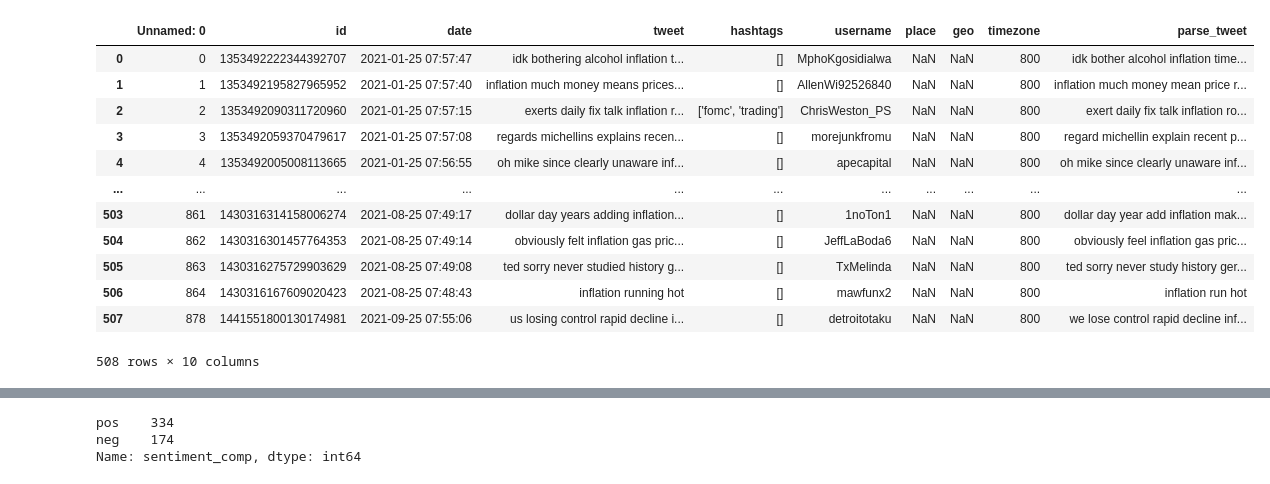
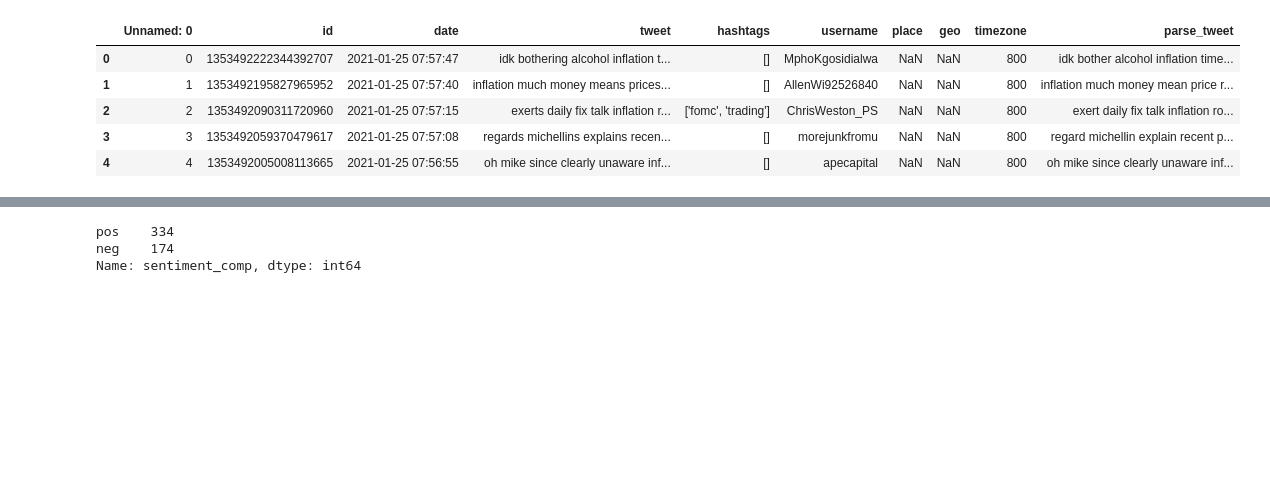
Before and after one commit to cjj1120/FNI-project, a Jupyter notebook: Task2-Data_analysis_visualization-[EDA]/Sentiment Analysis.ipynb, the cells around one changed output, grey strips where cells are left out. Drawn from its saved outputs; the diff is of its cells as text; code cells hidden in the pictures; blank space fills up the shorter version.

```diff
--- a/Task2-Data_analysis_visualization-[EDA]/Sentiment Analysis.ipynb
+++ b/Task2-Data_analysis_visualization-[EDA]/Sentiment Analysis.ipynb
@@ -17,23 +17,16 @@ def sentiment_analyzer_scores(sentence):
 # %%
 ## upload data set
 
-df = pd.read_csv(r'C:/Users/Lenovo/forward_school/FNI-project/Task2-Data_analysis_visualization-[EDA]/cleaned_lemmatized_tweets_data.csv')
+df = pd.read_csv(r'cleaned_lemmatized_tweets_data.csv')
 # %%
-df
+df.head()
 # %% [output]
 |  | Unnamed: 0 | id | date | tweet | hashtags | username | place | geo | timezone | parse_tweet |
 | 0 | 0 | 1353492222344392707 | 2021-01-25 07:57:47 | idk bothering alcohol inflation t... | [] | MphoKgosidialwa | NaN | NaN | 800 | idk bother alcohol inflation time... |
 | 1 | 1 | 1353492195827965952 | 2021-01-25 07:57:40 | inflation much money means prices... | [] | AllenWi92526840 | NaN | NaN | 800 | inflation much money mean price r... |
 | 2 | 2 | 1353492090311720960 | 2021-01-25 07:57:15 | exerts daily fix talk inflation r... | ['fomc', 'trading'] | ChrisWeston_PS | NaN | NaN | 800 | exert daily fix talk inflation ro... |
 | 3 | 3 | 1353492059370479617 | 2021-01-25 07:57:08 | regards michellins explains recen... | [] | morejunkfromu | NaN | NaN | 800 | regard michellin explain recent p... |
 | 4 | 4 | 1353492005008113665 | 2021-01-25 07:56:55 | oh mike since clearly unaware inf... | [] | apecapital | NaN | NaN | 800 | oh mike since clearly unaware inf... |
-| ... | ... | ... | ... | ... | ... | ... | ... | ... | ... | ... |
-| 503 | 861 | 1430316314158006274 | 2021-08-25 07:49:17 | dollar day years adding inflation... | [] | 1noTon1 | NaN | NaN | 800 | dollar day year add inflation mak... |
-| 504 | 862 | 1430316301457764353 | 2021-08-25 07:49:14 | obviously felt inflation gas pric... | [] | JeffLaBoda6 | NaN | NaN | 800 | obviously feel inflation gas pric... |
-| 505 | 863 | 1430316275729903629 | 2021-08-25 07:49:08 | ted sorry never studied history g... | [] | TxMelinda | NaN | NaN | 800 | ted sorry never study history ger... |
-| 506 | 864 | 1430316167609020423 | 2021-08-25 07:48:43 | inflation running hot | [] | mawfunx2 | NaN | NaN | 800 | inflation run hot |
-| 507 | 878 | 1441551800130174981 | 2021-09-25 07:55:06 | us losing control rapid decline i... | [] | detroitotaku | NaN | NaN | 800 | we lose control rapid decline inf... |
-508 rows × 10 columns
 # %%
 df.info()
 # %% [output]
```
Also changed, not shown: parts of 6 cells of this notebook, 16 other files.
